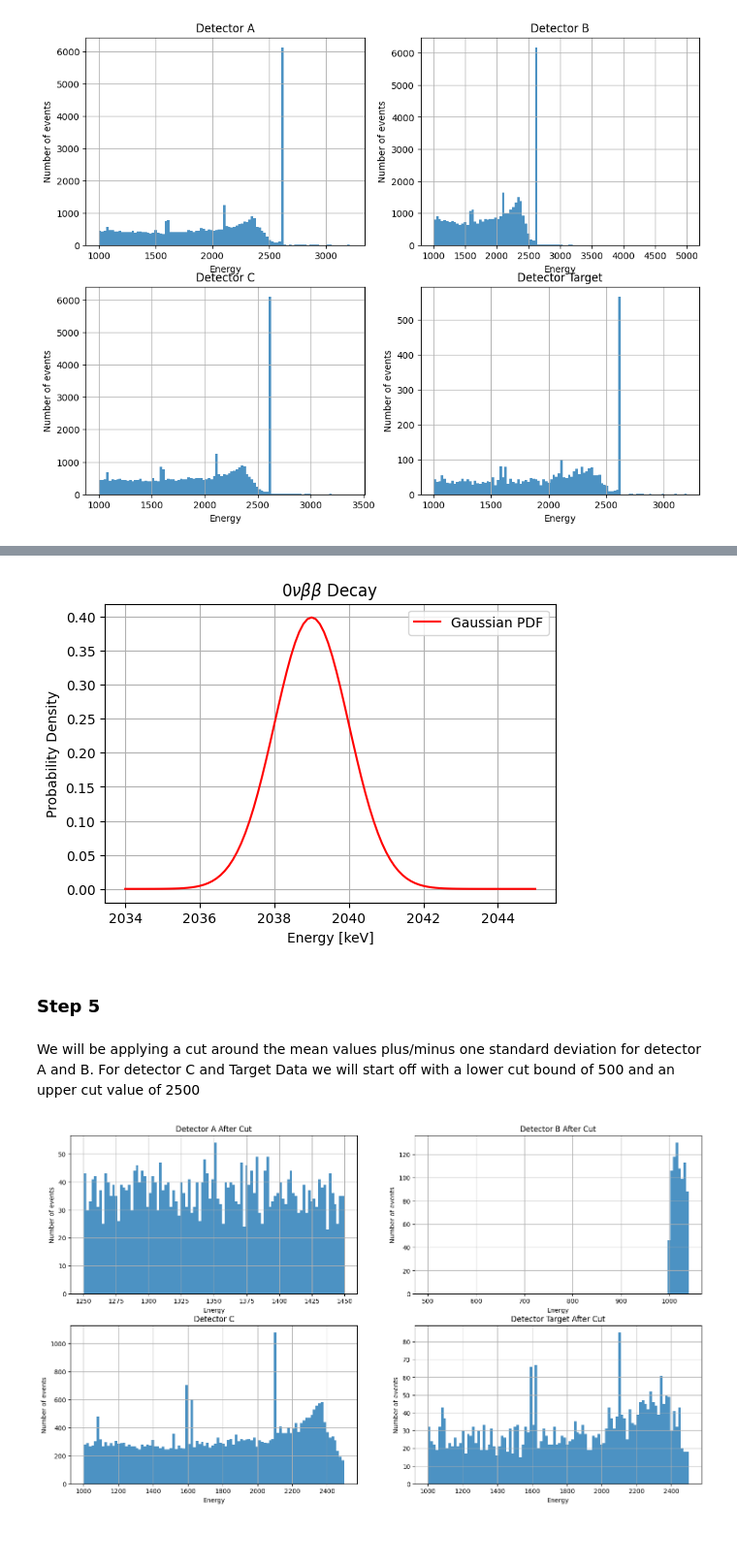
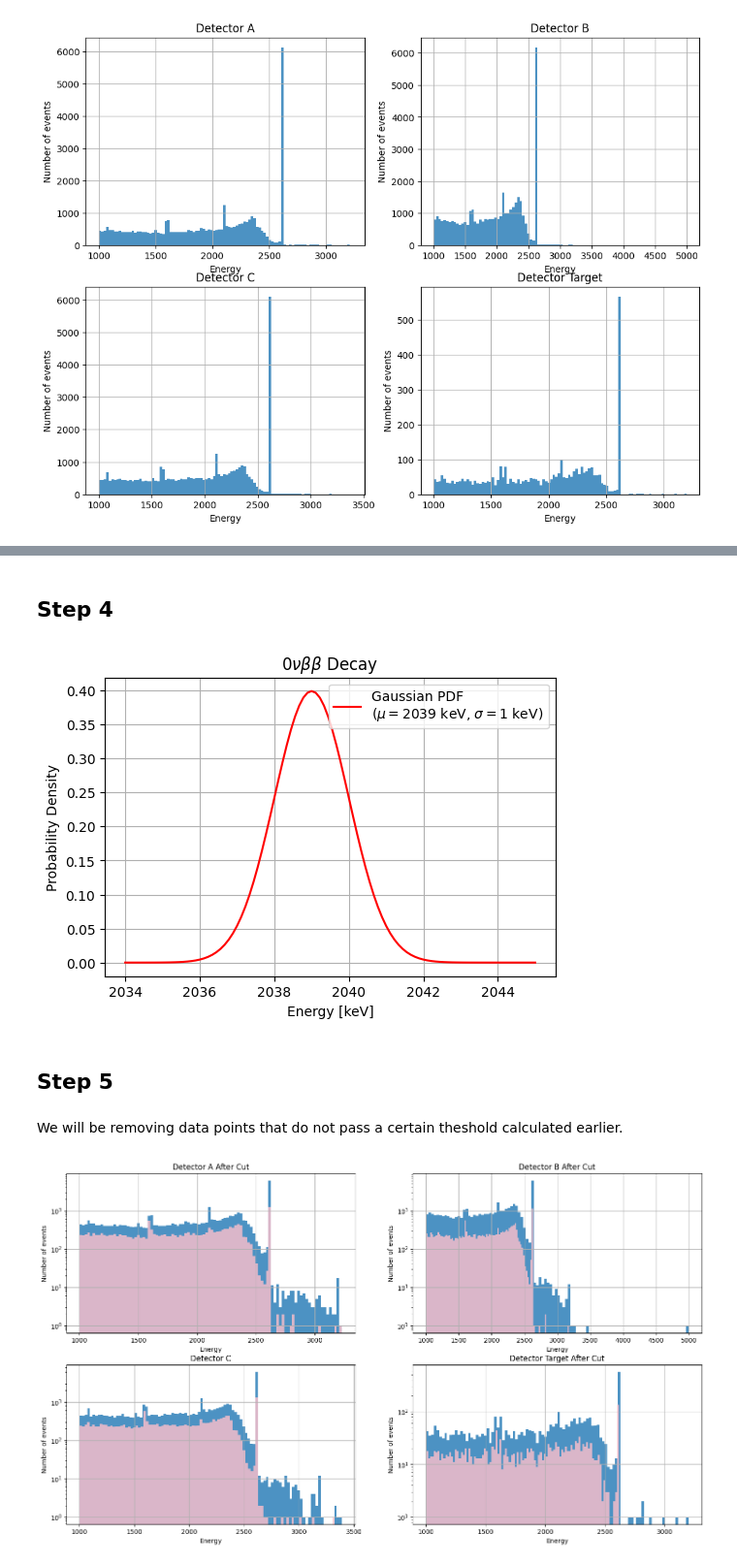
Before and after one commit to melissamp03/DSC291_FINAL-PROJECT, a Jupyter notebook: DSC291_Final-Project_2025.ipynb, the cells around one changed output, grey strips where cells are left out. Shown at 97% size. Saved outputs shown, nothing was run; the diff lists cells and outputs as text; code cells hidden in the pictures; blank space fills up the shorter version.

```diff
--- a/DSC291_Final-Project_2025.ipynb
+++ b/DSC291_Final-Project_2025.ipynb
@@ -75,21 +81,24 @@ plt.grid(True)
 #Step 2
 
 #Identify energy range around the 1592 keV peak
-Peak_A = (detector_A["Energy"]>=1492)&(detector_A["Energy"]<=1692)
+Peak_A = (detector_A["Energy"]>=1589)&(detector_A["Energy"]<=1595)
 Peak_A_events = detector_A[Peak_A]
 
 #Take values with cnn_score above 90% as acceptable threshold
-Threshold = np.percentile(Peak_A_events["cnn_score"], 90)
+Threshold = np.percentile(Peak_A_events["cnn_score"], 20)
+#print(Threshold)
 Thresholds = np.linspace(0, 1, 100)
 
 True_Positive = len(Peak_A_events[Peak_A_events["cnn_score"]>=Threshold])
 False_Negative = len(Peak_A_events[Peak_A_events["cnn_score"]<Threshold])
+#print(False_Negative)
 Signal = True_Positive+False_Negative
 True_Positive_Rate = True_Positive/Signal
+print(f"True Positive Rate: {True_Positive_Rate:.3f}")
 
 # Plot the signal retention as a function of threshold
 plt.plot(Thresholds, [len(Peak_A_events[Peak_A_events["cnn_score"] >= t]) / len(Peak_A_events) for t in Thresholds], label="Signal Retention")
-plt.axvline(Threshold, color='r', linestyle='--', label=f"Optimal Threshold ({Threshold:.2f})")
+plt.axvline(Threshold, color='r', linestyle='--', label=f"Threshold ({Threshold:.2f})")
 plt.xlabel("Classification Score Threshold")
 plt.ylabel("True Positive Rate")
 plt.title("How effectively the cut retains signal events")
@@ -131,3 +149,5 @@ plt.show()
+# %% [markdown]
+## Step 4
 # %%
 #Step 4
 
@@ -139,7 +159,8 @@ E = np.linspace(2034, 2045, 100)
 Gaussian_PDF = norm.pdf(E,mu,sigma)
 
 plt.figure(figsize=(6, 4))
-plt.plot(E, Gaussian_PDF, label=r'Gaussian PDF', color='r')
+plt.plot(E, Gaussian_PDF, label=r'Gaussian PDF''\n''($\mu=2039$ keV, $\sigma=1$ keV)', color='r')
+plt.legend(fontsize=8)
 plt.xlabel("Energy [keV]")
 plt.ylabel("Probability Density")
 plt.title("$0\\nu\\beta\\beta$ Decay")
@@ -147,9 +168,6 @@ plt.legend()
 plt.grid()
 plt.show()
 # %% [output]
-[figure, old version]
+[figure, new version]
 # %% [markdown]
-### Step 5
+## Step 5
-# %% [markdown]
-We will be applying a cut around the mean values plus/minus one standard deviation for detector A and B.
-For detector C and Target Data we will start off with a lower cut bound of 500 and an upper cut value of 2500
@@ -168,32 +174,57 @@ target_cut = detector_Target[(detector_Target['Energy']>= target_cut_range[0])
+# %% [markdown]
+We will be removing data points that do not pass a certain theshold calculated earlier.
+# %%
+detectorA_cut = detector_A[
+    (detector_A['cnn_score'] >= Threshold)
+]
+detectorB_cut = detector_B[
+    (detector_B['cnn_score'] >= Threshold)
+]
+
+detectorC_cut = detector_C[
+    (detector_C['cnn_score'] >= Threshold)
+]
+
+target_cut = detector_Target[
+    (detector_Target['cnn_score'] >= Threshold)
+]
 # %%
 plt.figure(figsize=(18, 10))
 
 plt.subplot(2, 2, 1)
-plt.hist(detectorA_cut["Energy"], bins=100, alpha=0.8, range=(A_cut_range[0], A_cut_range[1]))
+plt.hist(detector_A["Energy"], bins=100, alpha=0.8)
+plt.hist(detectorA_cut["Energy"], bins=100, alpha=0.8, color = 'pink')
+plt.yscale('log')
 plt.xlabel('Energy')
 plt.ylabel('Number of events')
 plt.title('Detector A After Cut')
 plt.grid(True)
 
 plt.subplot(2, 2, 2)
-plt.hist(detectorB_cut["Energy"], bins=100, alpha=0.8, range=(B_cut_range[0], B_cut_range[1]))
+plt.hist(detector_B["Energy"], bins=100, alpha=0.8)
+plt.hist(detectorB_cut["Energy"], bins=100, alpha=0.8,  color = 'pink')
+plt.yscale('log')
 plt.xlabel('Energy')
 plt.ylabel('Number of events')
 plt.title('Detector B After Cut')
 plt.grid(True)
 
 plt.subplot(2, 2, 3)
-plt.hist(detectorC_cut["Energy"], bins=100, alpha=0.8, range=(C_cut_range[0], C_cut_range[1]))
+plt.hist(detector_C["Energy"], bins=100, alpha=0.8)
+plt.hist(detectorC_cut["Energy"], bins=100, alpha=0.8, color = 'pink')
+plt.yscale('log')
 plt.xlabel('Energy')
 plt.ylabel('Number of events')
 plt.title('Detector C')
 plt.grid(True)
 
 plt.subplot(2, 2, 4)
-plt.hist(target_cut["Energy"], bins=100, alpha=0.8, range=(target_cut_range[0], target_cut_range[1]))
+plt.hist(detector_Target["Energy"], bins=100, alpha=0.8)
+plt.hist(target_cut["Energy"], bins=100, alpha=0.8, color = 'pink')
+plt.yscale('log')
 plt.xlabel('Energy')
 plt.ylabel('Number of events')
 plt.title('Detector Target After Cut')
 plt.grid(True)
 # %% [output]
-[figure, old version]
+[figure, new version]
```
Also changed, not shown: parts of 32 cells of this notebook.
